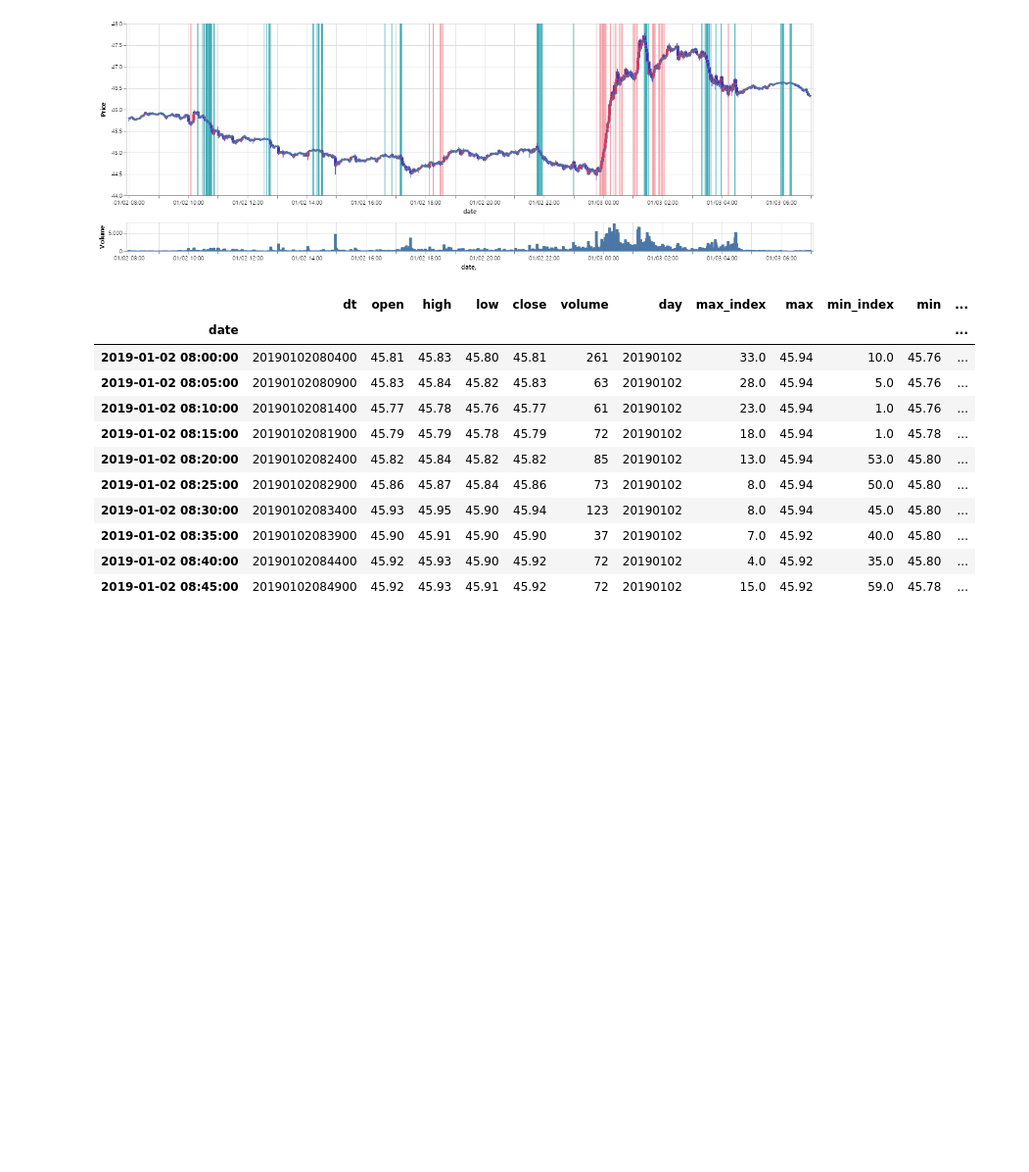
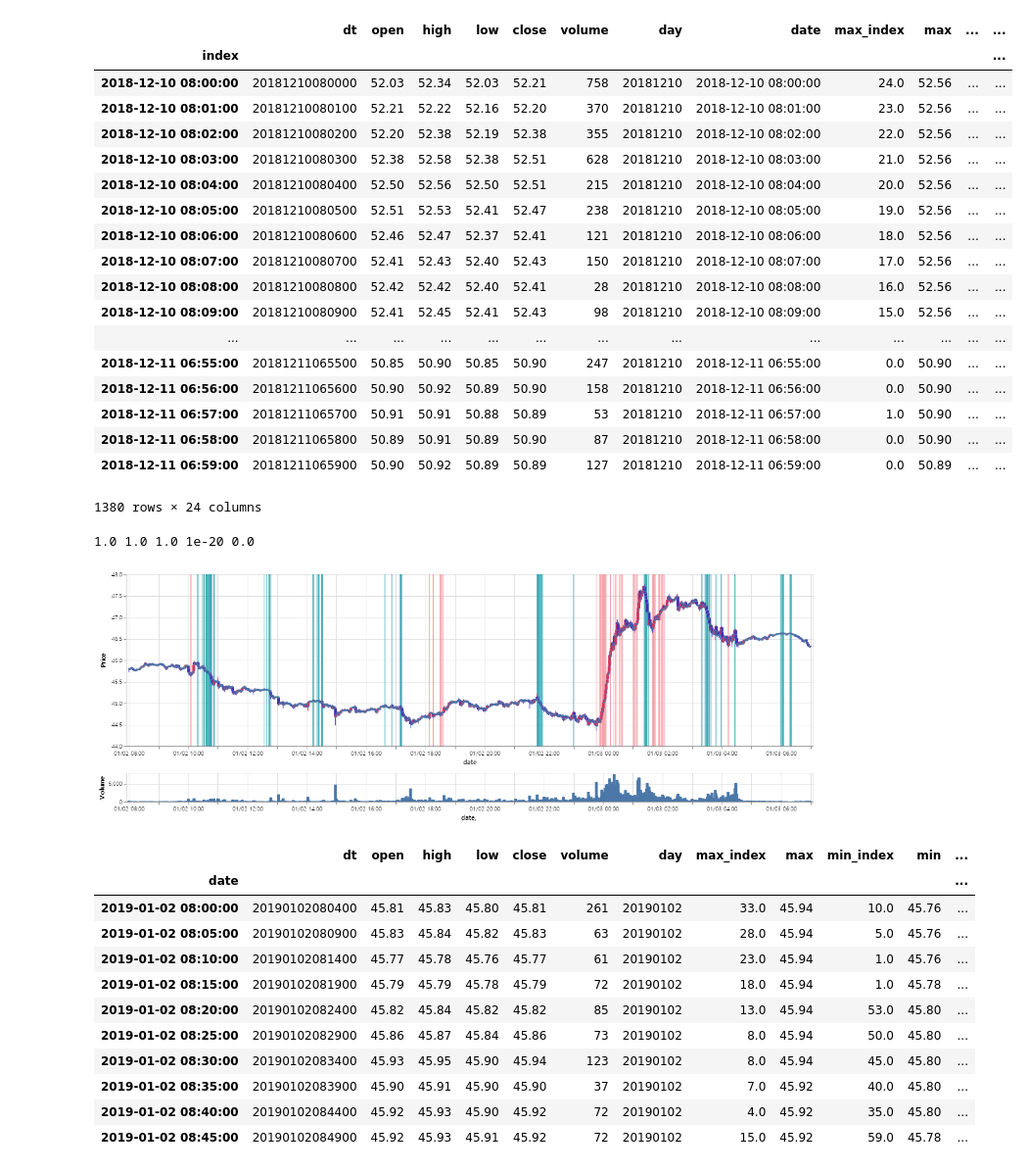
Before and after one commit to pickmoment/hero, a Jupyter notebook: db/work.ipynb, the cells around one changed output. Shown at 98% size. Saved outputs shown, nothing was run; the diff lists cells and outputs as text; code cells hidden in the pictures; blank space fills up the shorter version.

```diff
--- a/db/work.ipynb
+++ b/db/work.ipynb
@@ -6,3 +7,12 @@ import numpy as np
+# %%
+def read_data(file_name, day):
+    con = sqlite3.connect(file_name)
+    df = pd.read_sql("SELECT * FROM candles where day = '{}' order by dt".format(day), con)
+    con.close()
+    df['date'] = pd.to_datetime(df.dt)
+    df['index'] = df.date
+    df = df.set_index('index')
+    return df
 # %%
 from altair import datum
 
@@ -126,3 +149,6 @@ df['pull_max'] =df[::-1]['pull'].rolling(60, min_periods=1).max()
 # %%
 reds = list(df[(df.call_max_index == 0) & (df.call_max > 0.3)].index.values)
 blues = list(df[(df.pull_max_index == 0) & (df.pull_max > 0.3)].index.values)
+# %%
+df = read_data('CL000_1M.db', '20181210')
+df.head()
@@ -129,3 +165,34 @@ blues = list(df[(df.pull_max_index == 0) & (df.pull_max > 0.3)].index.values)
+# %%
+df
+# %% [output]
+|  | dt | open | high | low | close | volume | day | date | max_index | max | ... | ... |
+| index |  |  |  |  |  |  |  |  |  |  |  | ... |
+| 2018-12-10 08:00:00 | 20181210080000 | 52.03 | 52.34 | 52.03 | 52.21 | 758 | 20181210 | 2018-12-10 08:00:00 | 24.0 | 52.56 | ... | ... |
+| 2018-12-10 08:01:00 | 20181210080100 | 52.21 | 52.22 | 52.16 | 52.20 | 370 | 20181210 | 2018-12-10 08:01:00 | 23.0 | 52.56 | ... | ... |
+| 2018-12-10 08:02:00 | 20181210080200 | 52.20 | 52.38 | 52.19 | 52.38 | 355 | 20181210 | 2018-12-10 08:02:00 | 22.0 | 52.56 | ... | ... |
+| 2018-12-10 08:03:00 | 20181210080300 | 52.38 | 52.58 | 52.38 | 52.51 | 628 | 20181210 | 2018-12-10 08:03:00 | 21.0 | 52.56 | ... | ... |
+| 2018-12-10 08:04:00 | 20181210080400 | 52.50 | 52.56 | 52.50 | 52.51 | 215 | 20181210 | 2018-12-10 08:04:00 | 20.0 | 52.56 | ... | ... |
+| 2018-12-10 08:05:00 | 20181210080500 | 52.51 | 52.53 | 52.41 | 52.47 | 238 | 20181210 | 2018-12-10 08:05:00 | 19.0 | 52.56 | ... | ... |
+| 2018-12-10 08:06:00 | 20181210080600 | 52.46 | 52.47 | 52.37 | 52.41 | 121 | 20181210 | 2018-12-10 08:06:00 | 18.0 | 52.56 | ... | ... |
+| 2018-12-10 08:07:00 | 20181210080700 | 52.41 | 52.43 | 52.40 | 52.43 | 150 | 20181210 | 2018-12-10 08:07:00 | 17.0 | 52.56 | ... | ... |
+| 2018-12-10 08:08:00 | 20181210080800 | 52.42 | 52.42 | 52.40 | 52.41 | 28 | 20181210 | 2018-12-10 08:08:00 | 16.0 | 52.56 | ... | ... |
+| 2018-12-10 08:09:00 | 20181210080900 | 52.41 | 52.45 | 52.41 | 52.43 | 98 | 20181210 | 2018-12-10 08:09:00 | 15.0 | 52.56 | ... | ... |
+| ... | ... | ... | ... | ... | ... | ... | ... | ... | ... | ... | ... | ... |
+| 2018-12-11 06:55:00 | 20181211065500 | 50.85 | 50.90 | 50.85 | 50.90 | 247 | 20181210 | 2018-12-11 06:55:00 | 0.0 | 50.90 | ... | ... |
+| 2018-12-11 06:56:00 | 20181211065600 | 50.90 | 50.92 | 50.89 | 50.90 | 158 | 20181210 | 2018-12-11 06:56:00 | 0.0 | 50.90 | ... | ... |
+| 2018-12-11 06:57:00 | 20181211065700 | 50.91 | 50.91 | 50.88 | 50.89 | 53 | 20181210 | 2018-12-11 06:57:00 | 1.0 | 50.90 | ... | ... |
+| 2018-12-11 06:58:00 | 20181211065800 | 50.89 | 50.91 | 50.89 | 50.90 | 87 | 20181210 | 2018-12-11 06:58:00 | 0.0 | 50.90 | ... | ... |
+| 2018-12-11 06:59:00 | 20181211065900 | 50.90 | 50.92 | 50.89 | 50.89 | 127 | 20181210 | 2018-12-11 06:59:00 | 0.0 | 50.89 | ... | ... |
+1380 rows × 24 columns
+# %%
+from scipy import stats
+y =[1, 2, 3, 4]
+x= range(len(y))
+
+slope, intercept, r, p, std = stats.linregress(x,y)
+print(slope, intercept, r, p, std)
+# %% [output]
+1.0 1.0 1.0 1e-20 0.0
 # %%
 candle_chart(df, reds=reds, blues=blues)
 # %% [output]
```
Also changed, not shown: parts of 5 cells of this notebook.
